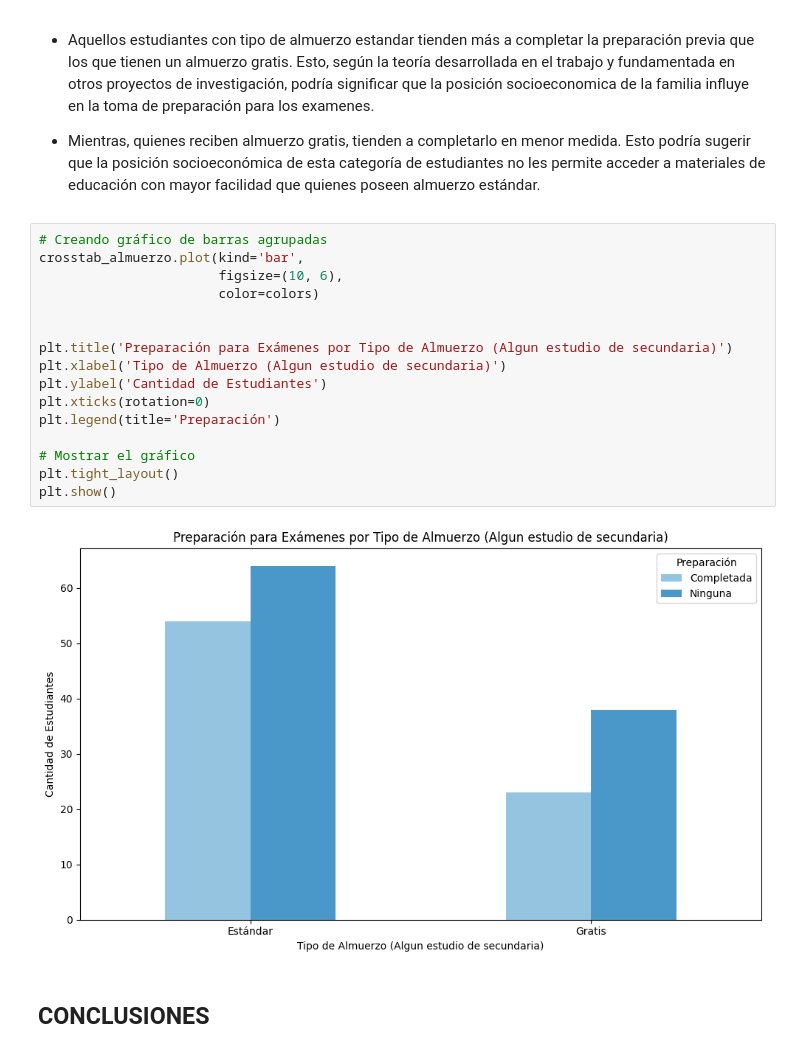
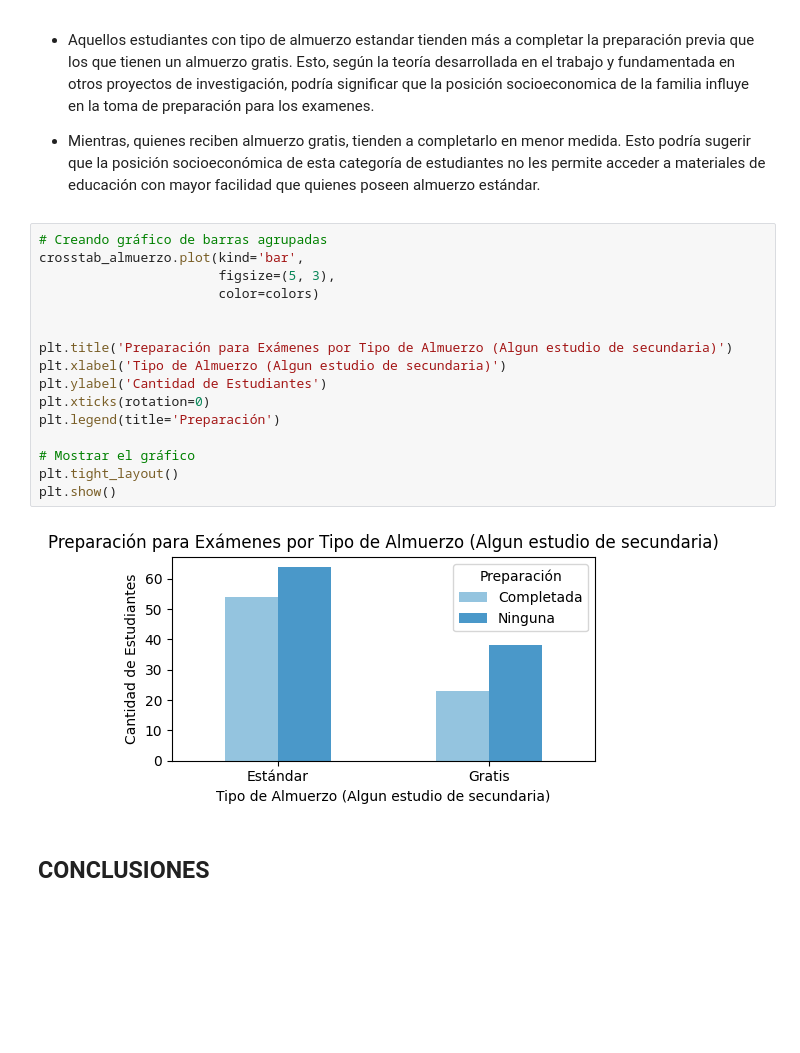
Before and after one commit to Zadquiel-niev/StudentsPerformance-G5-G6-Grupo-5, a Jupyter notebook: jupyter.ipynb, the cells around one changed output. Saved outputs shown, nothing was run; the diff lists cells and outputs as text; blank space fills up the shorter version.

```diff
--- a/jupyter.ipynb
+++ b/jupyter.ipynb
@@ -288,21 +290,21 @@ Estos se representaron de mejor manera en el siguiente gráfico de barras (se ti
 # %%
 # Creando gráfico de barras agrupadas
 crosstab_almuerzo.plot(kind='bar',
-                       figsize=(10, 6),
+                       figsize=(5, 3),
                        color=colors)
 
 
 plt.title('Preparación para Exámenes por Tipo de Almuerzo (Algun estudio de secundaria)')
 plt.xlabel('Tipo de Almuerzo (Algun estudio de secundaria)')
 plt.ylabel('Cantidad de Estudiantes')
 plt.xticks(rotation=0)
 plt.legend(title='Preparación')
 
 # Mostrar el gráfico
 plt.tight_layout()
 plt.show()
 # %% [output]
-[figure, old version]
+[figure, new version]
 # %% [markdown]
 ## **CONCLUSIONES**
 # %% [markdown]
```
Also changed, not shown: parts of 7 cells of this notebook, 1 other file.
